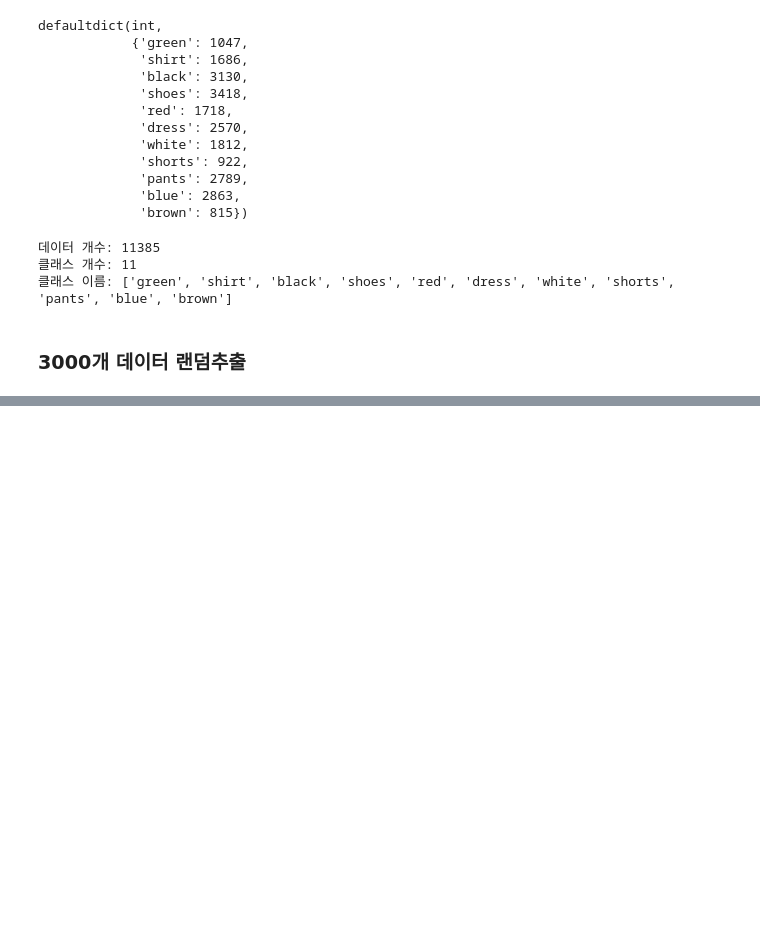
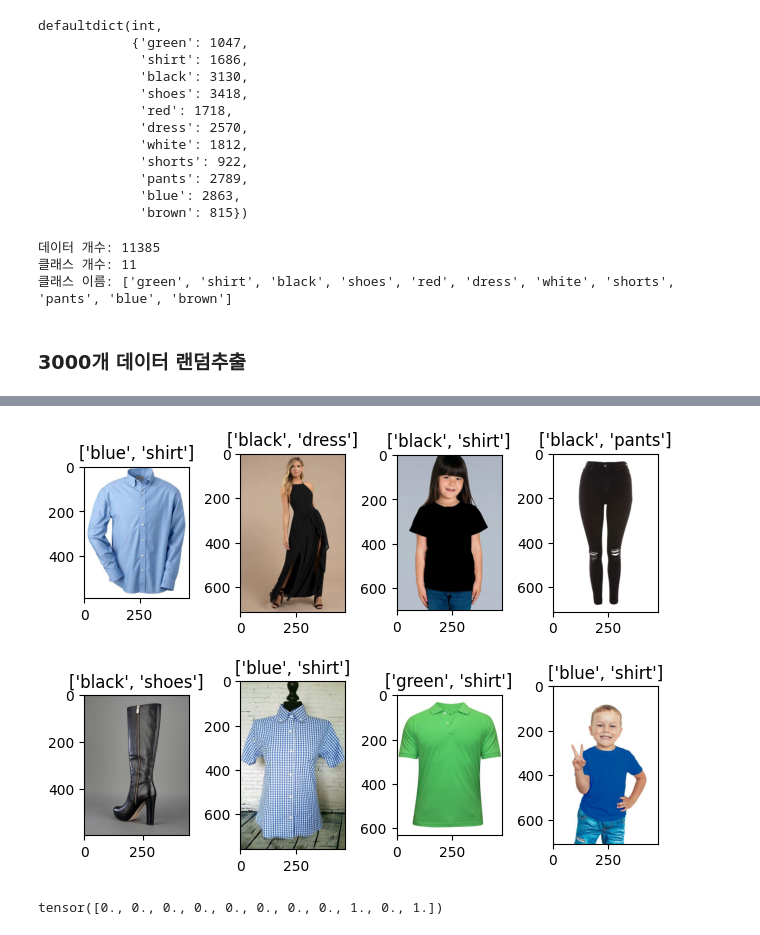
Before and after one commit to black940514/multi_lablel_class, a Jupyter notebook: cloth_classification.ipynb, the cells around one changed output, grey strips where cells are left out. Saved outputs shown, nothing was run; the diff lists cells and outputs as text; code cells hidden in the pictures; blank space fills up the shorter version.

```diff
--- a/cloth_classification.ipynb
+++ b/cloth_classification.ipynb
@@ -98,0 +124,27 @@ draw_images(sample_images, sample_classes)
+# %%
+from PIL import Image
+import numpy as np
+import random
+
+random.shuffle(annotations)
+find_cls = ['black', 'shirt']
+sample_images = []
+sample_classes = []
+sample_cnt = 0
+max_cnt = 8
+for annot in annotations:
+    cls1, cls2 = annot['classes']
+    if (cls1 in find_cls) or (cls2 in find_cls):
+        sample_classes.append(annot['classes'])
+        image_path = os.path.join(data_root, annot['filepath'])
+        image = Image.open(image_path).convert('RGB')
+        sample_images.append(np.array(image))
+        sample_cnt += 1
+        if sample_cnt == max_cnt:
+            break
+    else:
+        continue
+
+draw_images(sample_images, sample_classes)
+# %% [output]
+[figure, added]
@@ -98,0 +198,4 @@ draw_images(sample_images, sample_classes)
+# %%
+print(dataset[1][1])
+# %% [output]
+tensor([0., 0., 0., 0., 0., 0., 0., 0., 1., 0., 1.])
```
Also changed, not shown: parts of 27 cells of this notebook.
